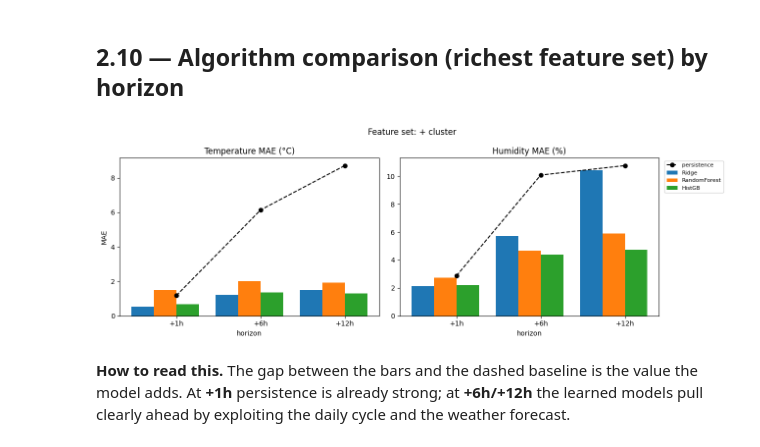
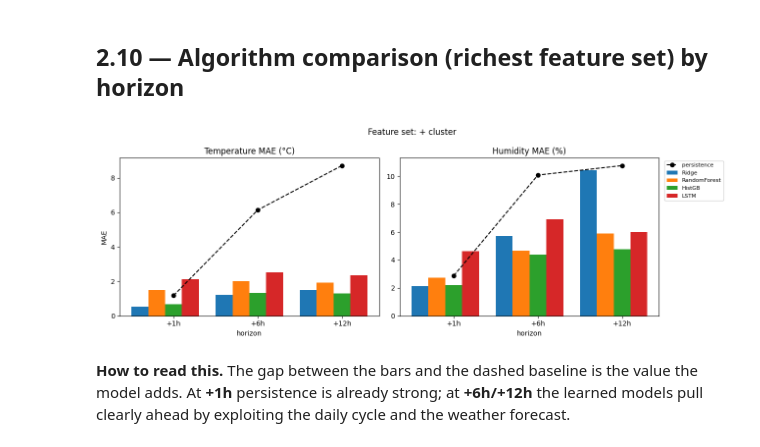
Before and after one commit to yuye188/Osiris-Greenhouse-UMU, a Jupyter notebook: 02. prediction models.ipynb, the cells around one changed output. Saved outputs shown, nothing was run; the diff lists cells and outputs as text; code cells hidden in the pictures.

Commit message:
Added LSTM models to 02. prediction models.

```diff
--- a/02. prediction models.ipynb
+++ b/02. prediction models.ipynb
@@ -128,6 +149,7 @@ def score(y_true_df, y_pred_df):
     return pd.DataFrame({
         "MAE":    {c: mean_absolute_error(y_true_df[c], y_pred_df[c]) for c in TARGET_COLS},
         "CVRMSE": {c: cvrmse(y_true_df[c], y_pred_df[c]) for c in TARGET_COLS},
+        "R2":     {c: np.corrcoef(y_true_df[c], y_pred_df[c])[0][1]**2 for c in TARGET_COLS},
     })
 # %% [markdown]
 ## 2.6 — Persistence baseline — *"in h hours it will be what it is now."*
@@ -284,20 +382,20 @@ act_fog_r6                 0.0024
 # %%
 fs_show = "+ cluster"
 fig, axes = plt.subplots(1, 2, figsize=(13, 4.5))
 for ax, var, label in zip(axes, ["temp", "hum"],
                           ["Temperature MAE (°C)", "Humidity MAE (%)"]):
     cols = [f"{var}_h{h}" for h in (1, 6, 12)]
-    x = np.arange(3); models = ["Ridge","RandomForest","HistGB"]; w = 0.8/len(models)
+    x = np.arange(3); models = ["Ridge","RandomForest","HistGB","LSTM"]; w = 0.8/len(models)
     for i, m in enumerate(models):
         ax.bar(x + i*w, results[(m, fs_show)].loc[cols, "MAE"].values, w, label=m)
     ax.plot(x + w*len(models)/2, baseline_scores.loc[cols, "MAE"].values,
             "k--o", label="persistence")
     ax.set_xticks(x + 0.4); ax.set_xticklabels(["+1h","+6h","+12h"])
     ax.set_title(label); ax.set_xlabel("horizon")
 axes[0].set_ylabel("MAE"); axes[1].legend(bbox_to_anchor=(1.01,1), fontsize=8)
 plt.suptitle(f"Feature set: {fs_show}"); plt.tight_layout(); plt.show()
 # %% [output]
-[figure, old version]
+[figure, new version]
 # %% [markdown]
 **How to read this.** The gap between the bars and the dashed baseline is the value the model adds. At **+1h** persistence is already strong; at **+6h/+12h** the learned models pull clearly ahead by exploiting the daily cycle and the weather forecast.
 # %% [markdown]
```
Also changed, not shown: parts of 14 cells of this notebook, 7 other files.
